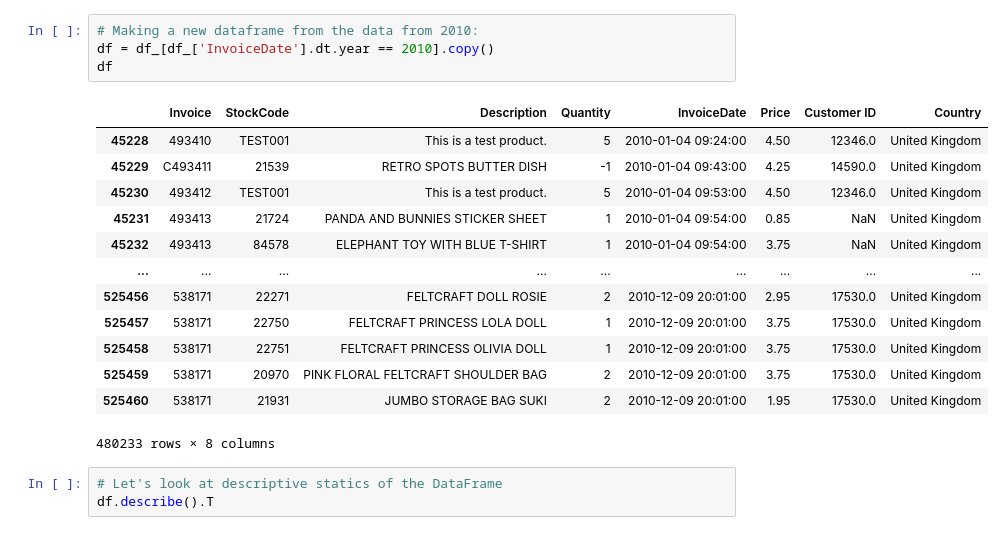
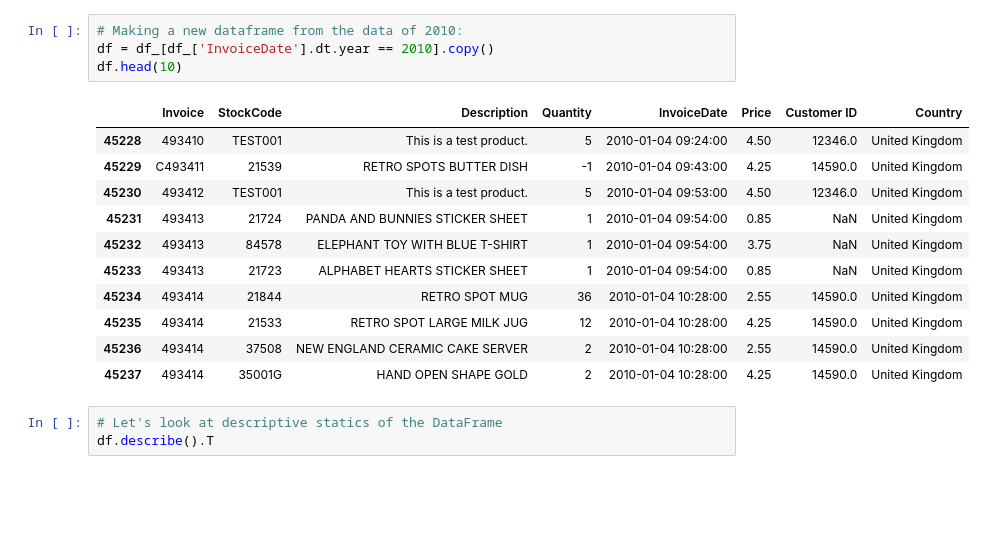
Before and after one commit to talha002/RFM-Anlysis-Practice-Online-retail-II-, a Jupyter notebook: online_retail.ipynb, the cells around one changed output. Cells and saved outputs as stored; diff of their text form; blank space fills up the shorter version.

```diff
--- a/online_retail.ipynb
+++ b/online_retail.ipynb
@@ -25,21 +44,19 @@ df_
 # %%
-# Making a new dataframe from the data from 2010:
+# Making a new dataframe from the data of 2010:
 df = df_[df_['InvoiceDate'].dt.year == 2010].copy()
-df
+df.head(10)
 # %% [output]
 |  | Invoice | StockCode | Description | Quantity | InvoiceDate | Price | Customer ID | Country |
 | 45228 | 493410 | TEST001 | This is a test product. | 5 | 2010-01-04 09:24:00 | 4.50 | 12346.0 | United Kingdom |
 | 45229 | C493411 | 21539 | RETRO SPOTS BUTTER DISH | -1 | 2010-01-04 09:43:00 | 4.25 | 14590.0 | United Kingdom |
 | 45230 | 493412 | TEST001 | This is a test product. | 5 | 2010-01-04 09:53:00 | 4.50 | 12346.0 | United Kingdom |
 | 45231 | 493413 | 21724 | PANDA AND BUNNIES STICKER SHEET | 1 | 2010-01-04 09:54:00 | 0.85 | NaN | United Kingdom |
 | 45232 | 493413 | 84578 | ELEPHANT TOY WITH BLUE T-SHIRT | 1 | 2010-01-04 09:54:00 | 3.75 | NaN | United Kingdom |
-| ... | ... | ... | ... | ... | ... | ... | ... | ... |
-| 525456 | 538171 | 22271 | FELTCRAFT DOLL ROSIE | 2 | 2010-12-09 20:01:00 | 2.95 | 17530.0 | United Kingdom |
-| 525457 | 538171 | 22750 | FELTCRAFT PRINCESS LOLA DOLL | 1 | 2010-12-09 20:01:00 | 3.75 | 17530.0 | United Kingdom |
-| 525458 | 538171 | 22751 | FELTCRAFT PRINCESS OLIVIA DOLL | 1 | 2010-12-09 20:01:00 | 3.75 | 17530.0 | United Kingdom |
-| 525459 | 538171 | 20970 | PINK FLORAL FELTCRAFT SHOULDER BAG | 2 | 2010-12-09 20:01:00 | 3.75 | 17530.0 | United Kingdom |
-| 525460 | 538171 | 21931 | JUMBO STORAGE BAG SUKI | 2 | 2010-12-09 20:01:00 | 1.95 | 17530.0 | United Kingdom |
+| 45233 | 493413 | 21723 | ALPHABET HEARTS STICKER SHEET | 1 | 2010-01-04 09:54:00 | 0.85 | NaN | United Kingdom |
+| 45234 | 493414 | 21844 | RETRO SPOT MUG | 36 | 2010-01-04 10:28:00 | 2.55 | 14590.0 | United Kingdom |
+| 45235 | 493414 | 21533 | RETRO SPOT LARGE MILK JUG | 12 | 2010-01-04 10:28:00 | 4.25 | 14590.0 | United Kingdom |
+| 45236 | 493414 | 37508 | NEW ENGLAND CERAMIC CAKE SERVER | 2 | 2010-01-04 10:28:00 | 2.55 | 14590.0 | United Kingdom |
+| 45237 | 493414 | 35001G | HAND OPEN SHAPE GOLD | 2 | 2010-01-04 10:28:00 | 4.25 | 14590.0 | United Kingdom |
-480233 rows × 8 columns
 # %%
 # Let's look at descriptive statics of the DataFrame
 df.describe().T
```
Also changed, not shown: parts of 35 cells of this notebook.
